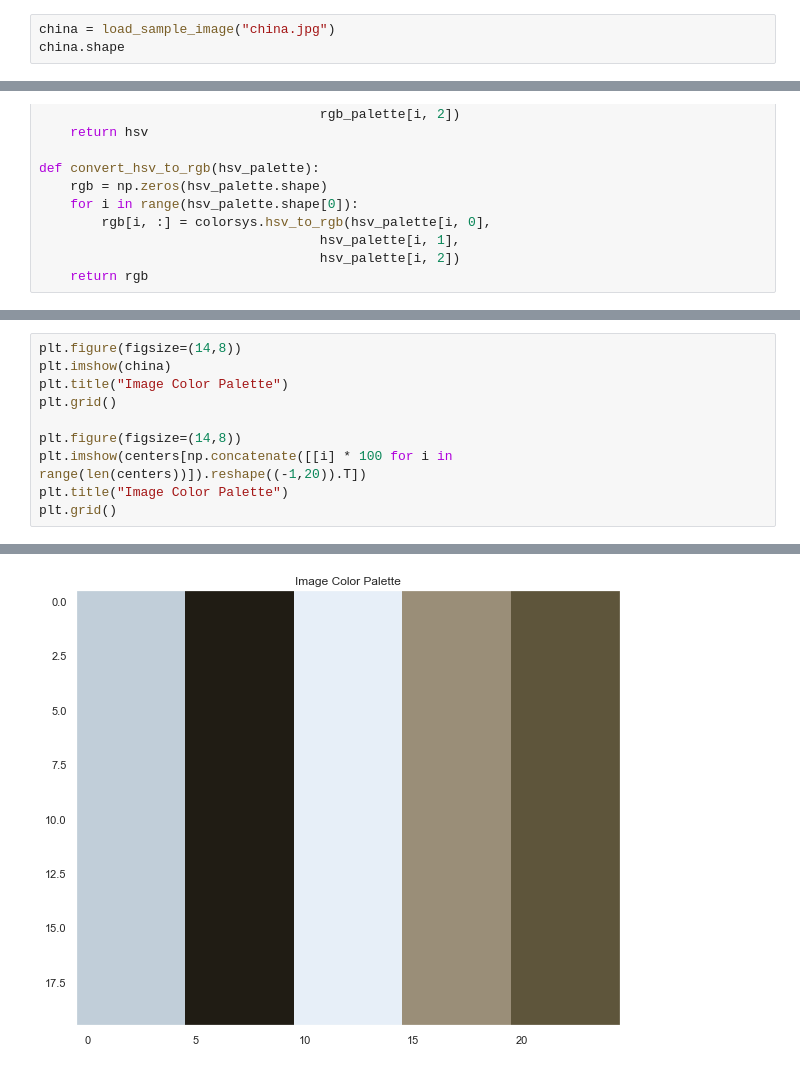
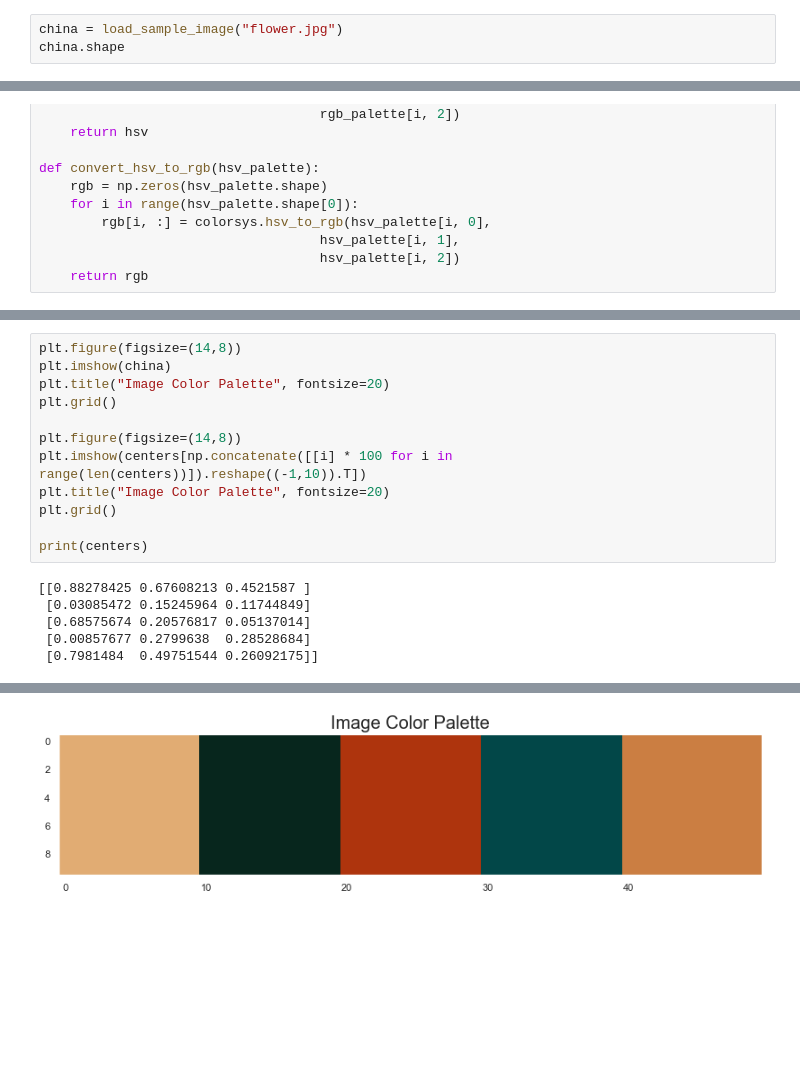
Before and after one commit to DQN-AGENTS-EESTECH22/ML-MODEL, a Jupyter notebook: jupyter kmeans/kmeans2.ipynb, the cells around one changed output, grey strips where cells are left out. Cells and saved outputs as stored; diff of their text form; blank space fills up the shorter version.

```diff
--- a/jupyter kmeans/kmeans2.ipynb
+++ b/jupyter kmeans/kmeans2.ipynb
@@ -15,7 +15,7 @@ from sklearn.datasets import load_sample_image
 from sklearn.utils import shuffle
 from time import time
 # %%
-china = load_sample_image("china.jpg")
+china = load_sample_image("flower.jpg")
 china.shape
 # %% [output]
 (427, 640, 3)
@@ -142,11 +144,18 @@ ax.imshow(rgb_colormap.reshape(100, 100, 3), extent=figRanges, zorder=1, aspect=
 # %%
 plt.figure(figsize=(14,8))
 plt.imshow(china)
-plt.title("Image Color Palette")
+plt.title("Image Color Palette", fontsize=20)
 plt.grid()
 
 plt.figure(figsize=(14,8))
-plt.imshow(centers[np.concatenate([[i] * 100 for i in range(len(centers))]).reshape((-1,20)).T])
-plt.title("Image Color Palette")
+plt.imshow(centers[np.concatenate([[i] * 100 for i in range(len(centers))]).reshape((-1,10)).T])
+plt.title("Image Color Palette", fontsize=20)
 plt.grid()
+
+print(centers)
 # %% [output]
+[[0.88278425 0.67608213 0.4521587 ]
+ [0.03085472 0.15245964 0.11744849]
+ [0.68575674 0.20576817 0.05137014]
+ [0.00857677 0.2799638  0.28528684]
+ [0.7981484  0.49751544 0.26092175]]
@@ -154 +163 @@ plt.grid()
-[figure, old version]
+[figure, new version]
```
Also changed, not shown: parts of 7 cells of this notebook, 18 other files.
